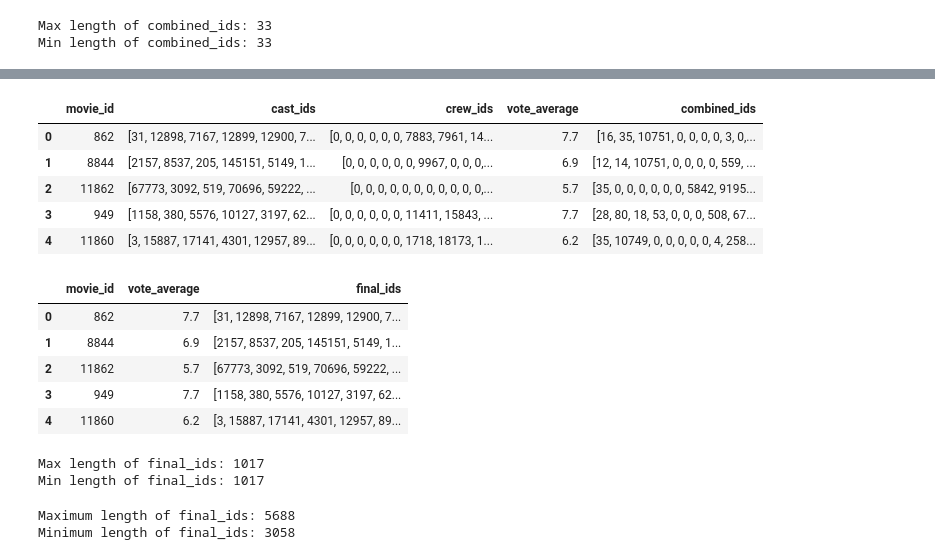
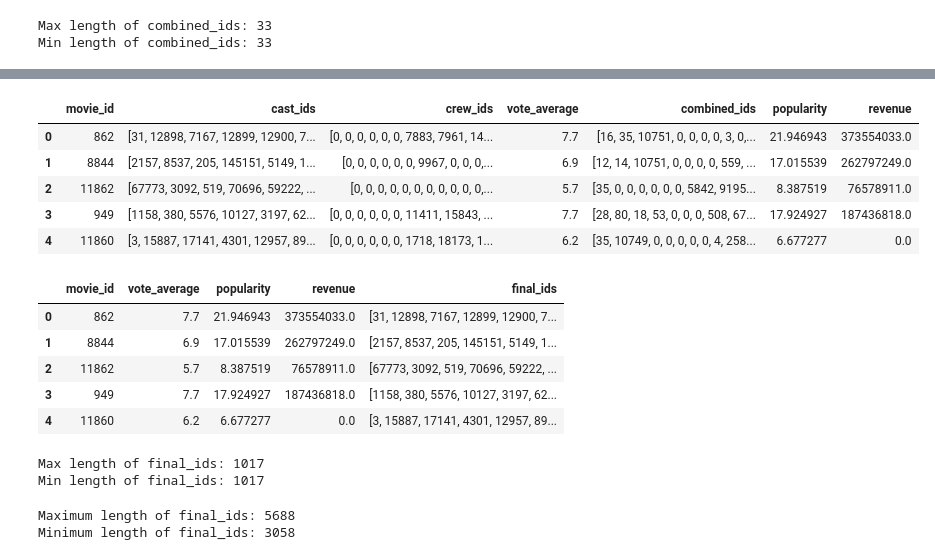
Before and after one commit to vikramv17/cs451-project, a Jupyter notebook: document_creation.ipynb, the cells around one changed output, grey strips where cells are left out. Cells and saved outputs as stored; diff of their text form; code cells hidden in the pictures.

Commit message:
predicting popularity and revenue

```diff
--- a/document_creation.ipynb
+++ b/document_creation.ipynb
@@ -117,7 +117,7 @@ display(movies.head())
 movies['genres'] = movies['genres'].apply(ast.literal_eval)
 movies['production_companies'] = movies['production_companies'].dropna().apply(ast.literal_eval)
 # %%
-movies = movies[["id", "genres", "production_companies", "vote_average", "vote_count"]]
+movies = movies[["id", "genres", "production_companies", "vote_average", "vote_count", "popularity", "revenue"]]
 # %%
 # filter out movies with less than 100 votes
 movies = movies[movies['vote_count'] >= 100]
@@ -168,21 +168,21 @@ display(movies.head())
 # %%
 # Ensure both columns have the same data type
 id_df['movie_id'] = id_df['movie_id'].astype(str)
 movies['id'] = movies['id'].astype(str)
 
 # Perform the join operation
-merged_df = id_df.merge(movies[['id', 'vote_average', 'combined_ids']], left_on='movie_id', right_on='id', how='inner')
+merged_df = id_df.merge(movies[['id', 'vote_average', 'combined_ids', 'popularity', 'revenue']], left_on='movie_id', right_on='id', how='inner')
 merged_df = merged_df.drop(columns=['id'])
 
 # Display the first few rows of the merged DataFrame
 display(merged_df.head())
 # %% [output]
-|  | movie_id | cast_ids | crew_ids | vote_average | combined_ids |
-| 0 | 862 | [31, 12898, 7167, 12899, 12900, 7... | [0, 0, 0, 0, 0, 0, 7883, 7961, 14... | 7.7 | [16, 35, 10751, 0, 0, 0, 0, 3, 0,... |
-| 1 | 8844 | [2157, 8537, 205, 145151, 5149, 1... | [0, 0, 0, 0, 0, 0, 9967, 0, 0, 0,... | 6.9 | [12, 14, 10751, 0, 0, 0, 0, 559, ... |
-| 2 | 11862 | [67773, 3092, 519, 70696, 59222, ... | [0, 0, 0, 0, 0, 0, 0, 0, 0, 0, 0,... | 5.7 | [35, 0, 0, 0, 0, 0, 0, 5842, 9195... |
-| 3 | 949 | [1158, 380, 5576, 10127, 3197, 62... | [0, 0, 0, 0, 0, 0, 11411, 15843, ... | 7.7 | [28, 80, 18, 53, 0, 0, 0, 508, 67... |
-| 4 | 11860 | [3, 15887, 17141, 4301, 12957, 89... | [0, 0, 0, 0, 0, 0, 1718, 18173, 1... | 6.2 | [35, 10749, 0, 0, 0, 0, 0, 4, 258... |
+|  | movie_id | cast_ids | crew_ids | vote_average | combined_ids | popularity | revenue |
+| 0 | 862 | [31, 12898, 7167, 12899, 12900, 7... | [0, 0, 0, 0, 0, 0, 7883, 7961, 14... | 7.7 | [16, 35, 10751, 0, 0, 0, 0, 3, 0,... | 21.946943 | 373554033.0 |
+| 1 | 8844 | [2157, 8537, 205, 145151, 5149, 1... | [0, 0, 0, 0, 0, 0, 9967, 0, 0, 0,... | 6.9 | [12, 14, 10751, 0, 0, 0, 0, 559, ... | 17.015539 | 262797249.0 |
+| 2 | 11862 | [67773, 3092, 519, 70696, 59222, ... | [0, 0, 0, 0, 0, 0, 0, 0, 0, 0, 0,... | 5.7 | [35, 0, 0, 0, 0, 0, 0, 5842, 9195... | 8.387519 | 76578911.0 |
+| 3 | 949 | [1158, 380, 5576, 10127, 3197, 62... | [0, 0, 0, 0, 0, 0, 11411, 15843, ... | 7.7 | [28, 80, 18, 53, 0, 0, 0, 508, 67... | 17.924927 | 187436818.0 |
+| 4 | 11860 | [3, 15887, 17141, 4301, 12957, 89... | [0, 0, 0, 0, 0, 0, 1718, 18173, 1... | 6.2 | [35, 10749, 0, 0, 0, 0, 0, 4, 258... | 6.677277 | 0.0 |
 # %%
 merged_df['final_ids'] = merged_df.apply(lambda row: row['cast_ids'] + row['crew_ids'] + row['combined_ids'], axis=1)
 # Drop the original columns used for merging
@@ -195,12 +195,12 @@ merged_df.to_csv('clean_data/embeddings.csv', index=False)
 print("Max length of final_ids:", merged_df['final_ids'].apply(len).max())
 print("Min length of final_ids:", merged_df['final_ids'].apply(len).min())
 # %% [output]
-|  | movie_id | vote_average | final_ids |
-| 0 | 862 | 7.7 | [31, 12898, 7167, 12899, 12900, 7... |
-| 1 | 8844 | 6.9 | [2157, 8537, 205, 145151, 5149, 1... |
-| 2 | 11862 | 5.7 | [67773, 3092, 519, 70696, 59222, ... |
-| 3 | 949 | 7.7 | [1158, 380, 5576, 10127, 3197, 62... |
-| 4 | 11860 | 6.2 | [3, 15887, 17141, 4301, 12957, 89... |
+|  | movie_id | vote_average | popularity | revenue | final_ids |
+| 0 | 862 | 7.7 | 21.946943 | 373554033.0 | [31, 12898, 7167, 12899, 12900, 7... |
+| 1 | 8844 | 6.9 | 17.015539 | 262797249.0 | [2157, 8537, 205, 145151, 5149, 1... |
+| 2 | 11862 | 5.7 | 8.387519 | 76578911.0 | [67773, 3092, 519, 70696, 59222, ... |
+| 3 | 949 | 7.7 | 17.924927 | 187436818.0 | [1158, 380, 5576, 10127, 3197, 62... |
+| 4 | 11860 | 6.2 | 6.677277 | 0.0 | [3, 15887, 17141, 4301, 12957, 89... |
 Max length of final_ids: 1017
 Min length of final_ids: 1017
 # %%
```
Also changed, not shown: parts of 2 cells of this notebook, 1 other file.
